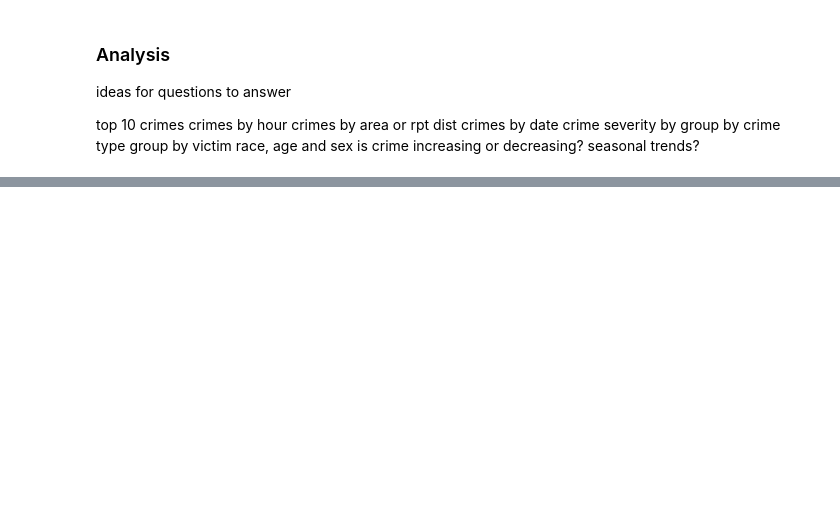
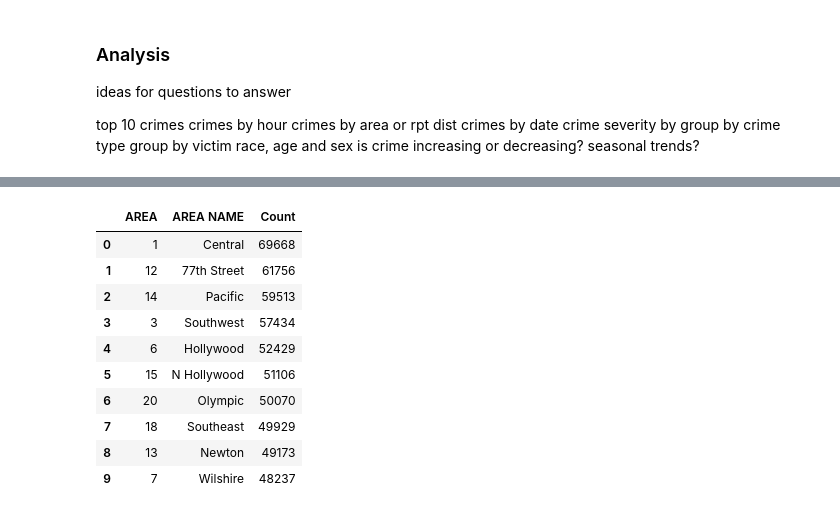
Before and after one commit to kamariban/data-analysis, a Jupyter notebook: crime.ipynb, the cells around one changed output, grey strips where cells are left out. Cells and saved outputs as stored; diff of their text form; code cells hidden in the pictures; blank space fills up the shorter version.

```diff
--- a/crime.ipynb
+++ b/crime.ipynb
@@ -400,0 +472,28 @@ clean_df
+# %%
+# function to get the most common area crimes happen by their codes and names
+def get_top_crime_locations(df, top_n=10):
+    return (df[['AREA', 'AREA NAME']]  # select area code and area name
+        .drop_duplicates()  # keep one row per AREA to avoid duplicate mappings
+        .merge(
+            df['AREA'].value_counts().rename('Count'),  # count number of crimes per AREA
+            left_on='AREA',
+            right_index=True
+        )
+        .sort_values(by='Count', ascending=False)  # sort areas by highest crime count
+        .head(top_n)  # keep top N areas
+        .reset_index(drop=True)
+    )
+
+get_top_crime_locations(clean_df)
+# %% [output]
+|  | AREA | AREA NAME | Count |
+| 0 | 1 | Central | 69668 |
+| 1 | 12 | 77th Street | 61756 |
+| 2 | 14 | Pacific | 59513 |
+| 3 | 3 | Southwest | 57434 |
+| 4 | 6 | Hollywood | 52429 |
+| 5 | 15 | N Hollywood | 51106 |
+| 6 | 20 | Olympic | 50070 |
+| 7 | 18 | Southeast | 49929 |
+| 8 | 13 | Newton | 49173 |
+| 9 | 7 | Wilshire | 48237 |
```
Also changed, not shown: parts of 19 cells of this notebook.
